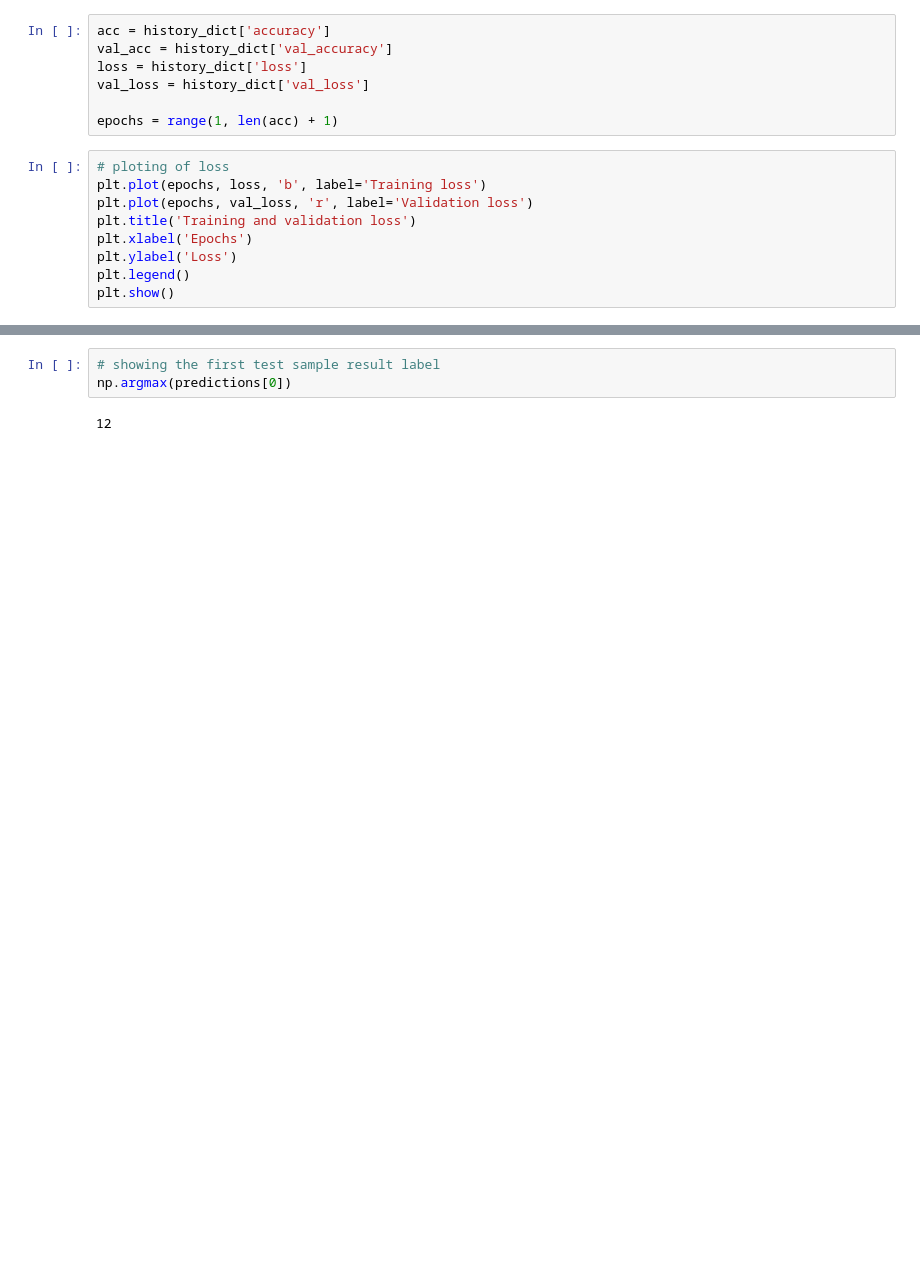
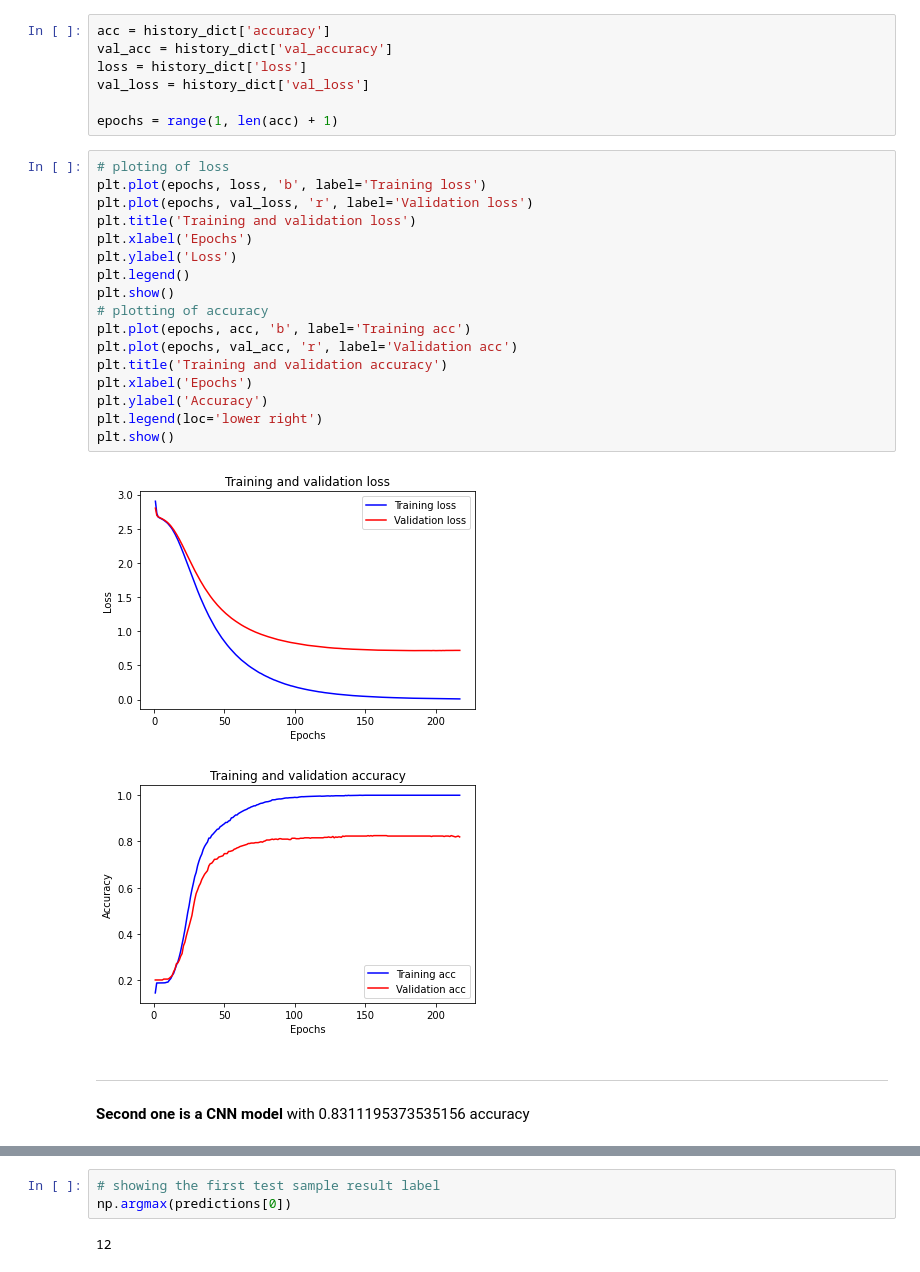
Before and after one commit to farrokhkarimi/multi_label_text_classification, a Jupyter notebook: Multi_label_text_classification.ipynb, the cells around one changed output, grey strips where cells are left out. Saved outputs shown, nothing was run; the diff lists cells and outputs as text; blank space fills up the shorter version.

```diff
--- a/Multi_label_text_classification.ipynb
+++ b/Multi_label_text_classification.ipynb
@@ -388,9 +415,25 @@ epochs = range(1, len(acc) + 1)
 # %%
 # ploting of loss
 plt.plot(epochs, loss, 'b', label='Training loss')
 plt.plot(epochs, val_loss, 'r', label='Validation loss')
 plt.title('Training and validation loss')
 plt.xlabel('Epochs')
 plt.ylabel('Loss')
 plt.legend()
 plt.show()
+# plotting of accuracy
+plt.plot(epochs, acc, 'b', label='Training acc')
+plt.plot(epochs, val_acc, 'r', label='Validation acc')
+plt.title('Training and validation accuracy')
+plt.xlabel('Epochs')
+plt.ylabel('Accuracy')
+plt.legend(loc='lower right')
+plt.show()
+# %% [output]
+[figure, added]
+[figure, added]
+# %% [markdown]
+
+
+---
+**Second one is a CNN model** with 0.8311195373535156 accuracy
```
Also changed, not shown: parts of 31 cells of this notebook.
